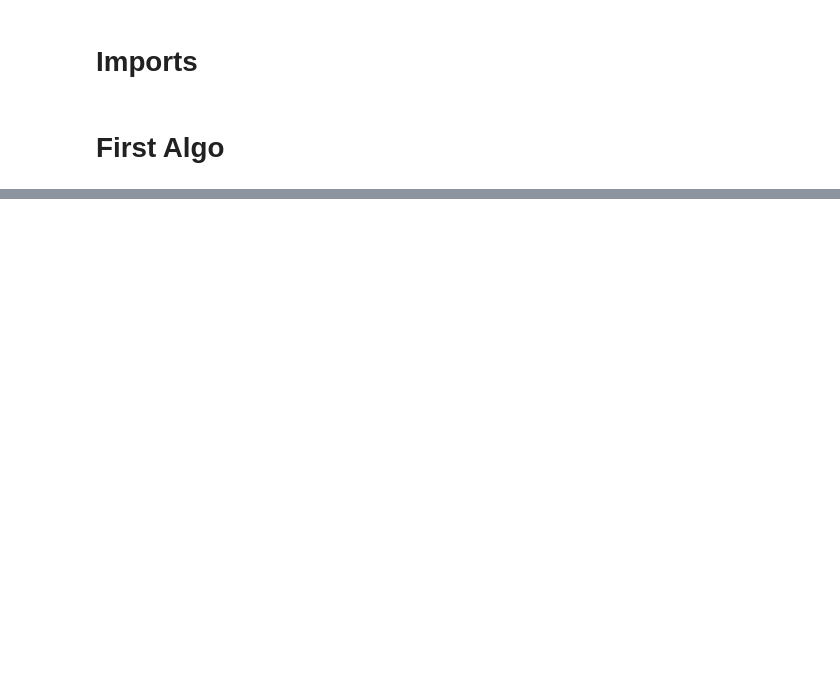
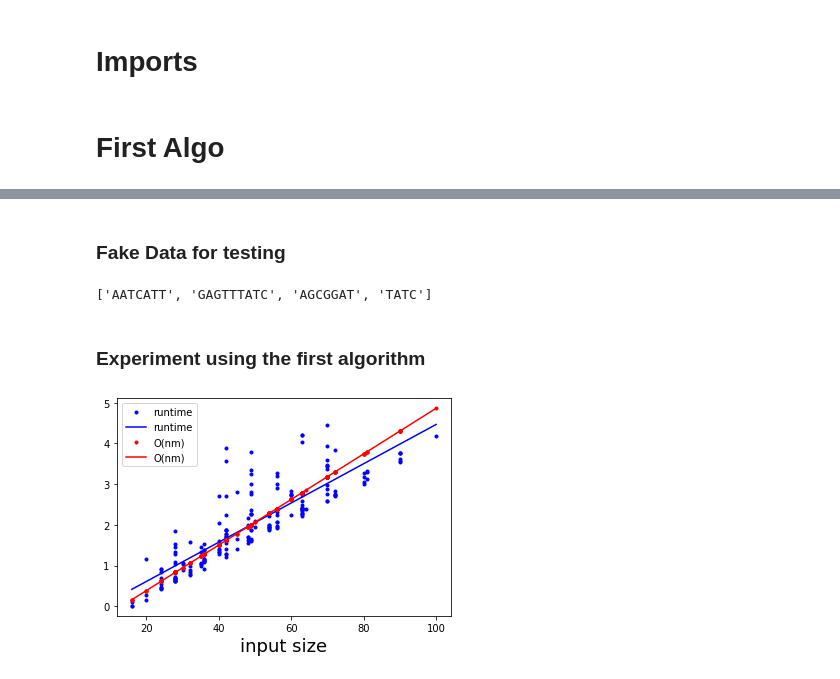
Before and after one commit to MohammedAljahdali/GlobalSequenceAlignment, a Jupyter notebook: sequence.ipynb, the cells around one changed output, grey strips where cells are left out. Drawn from its saved outputs; the diff is of its cells as text; code cells hidden in the pictures; blank space fills up the shorter version.

Commit message:
Added experiment and analysis code, with todos for next steps

```diff
--- a/sequence.ipynb
+++ b/sequence.ipynb
@@ -12,7 +44,7 @@ def update(grid, i, j, gap, match, mismatch):
     dig = grid[i - 1, j - 1] + match if ismatch else grid[i - 1, j - 1] + mismatch
     grid[i, j] = max(left, up, dig)
 # %%
-def init(grid, i, j, gaph):
+def init(grid, i, j, gap):
     if i == 0 and j == 0:
         grid[i, j] = 0
     elif i == 0:
@@ -24,5 +109,9 @@ def init(grid, i, j, gaph):
 # %%
-def execute(seq1, seq2, gap=-2, match=1, mismatch=-1, debug=False):
+def algorithm1(seq1, seq2, debug, gap=-2, match=1, mismatch=-1):
+    if len(seq1) < len(seq2):
+        temp = seq1
+        seq1 = seq2
+        seq2 = temp
     grid = np.zeros(
         (len(seq1)+1, len(seq2)+1)
     )
@@ -34,7 +123,8 @@ def execute(seq1, seq2, gap=-2, match=1, mismatch=-1, debug=False):
             if i == 0 or j == 0:
                 init(grid, i, j, gap)
             else:
-                update(grid, i, j,  gap, match, mismatch)
+                ismatch = seq1[i-1] == seq2[j-1]
+                update(grid, i, j, ismatch, gap, match, mismatch)
     if debug:
         print(grid)
         print(i, j)
@@ -100,6 +190,6 @@ seq2 = "hamed"
 seq2 = "ATGCT"
 seq1 = "AGCT"
 # %%
-seq2 = "DISTANCE"
-seq1 = "EDIT"
+seq1 = "DISTANCE"
+seq2 = "EDIT"
 # %%
@@ -115,0 +259,23 @@ array([[  0.,  -2.,  -4.,  -6.,  -8., -10.],
+# %% [markdown]
+### Fake Data for testing
+# %%
+fake_data = [''.join(random.choice(['A', 'G', 'C', 'T']) for _ in range(random.randint(4, 10))) for _ in range(20)]
+# %%
+fake_data[:4]
+# %% [output]
+['AATCATT', 'GAGTTTATC', 'AGCGGAT', 'TATC']
+# %% [markdown]
+### Experiment using the first algorithm
+# %%
+hyperparameters_list = [
+    {"gap": -2, "match": 1, "mismatch": -1},
+    {"gap": -1, "match": 1, "mismatch": -2},
+    {"gap": -1, "match": 1, "mismatch": -1},
+]
+results = analysis(
+    algo=algorithm1,
+    sequences=fake_data,
+    hyperparameters_list=hyperparameters_list, debug=False
+)
+# %% [output]
+[figure, added]
```
Also changed, not shown: parts of 17 cells of this notebook.
